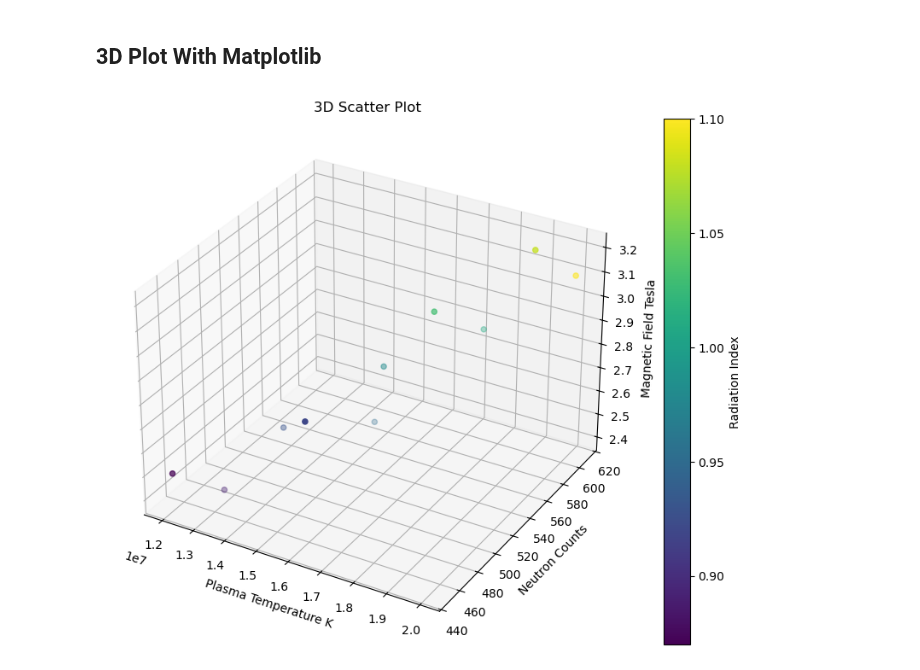
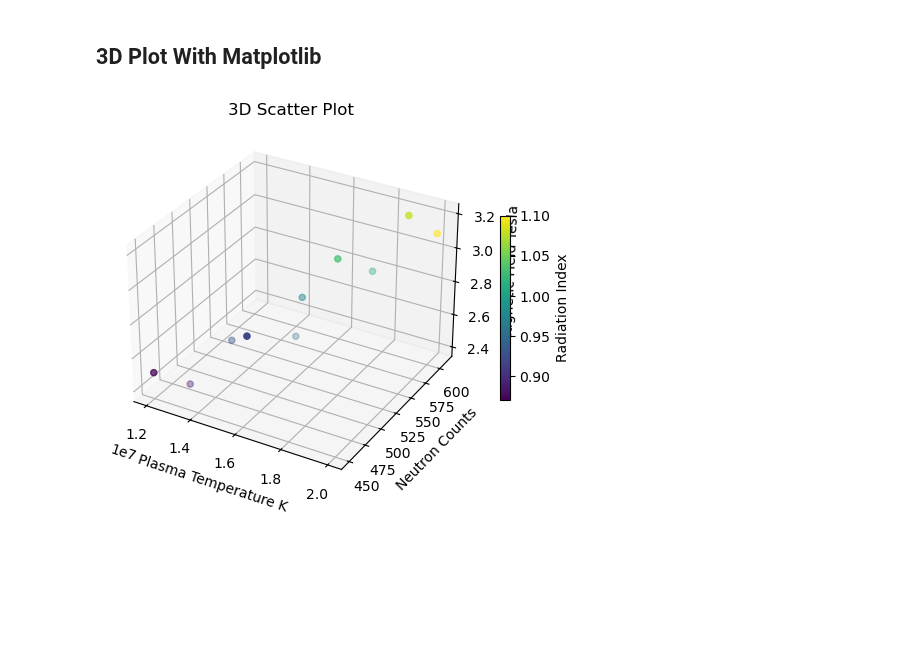
Before and after one commit to yadav-404/SICNAP_2025_yadav, a Jupyter notebook: assignments2.ipynb, the cells around one changed output. Saved outputs shown, nothing was run; the diff lists cells and outputs as text; code cells hidden in the pictures; blank space fills up the shorter version.

```diff
--- a/assignments2.ipynb
+++ b/assignments2.ipynb
@@ -589,17 +611,17 @@ try:
     print("File read successfully!")
 
     # Check for required columns
-    required_columns = df3.columns.tolist()# List of required columns]
+    required_columns = df2.columns.tolist()# List of required columns]
     for col in required_columns:
         if col not in df2.columns:
-            raise ValueError(f"Column "{col}" not found in the dataset!")
+            raise ValueError(f"Column '{col}' not found in the dataset!")
 
     print("All required columns exist.")
 
 except FileNotFoundError:
-    print(f"Error: The file "{filename}" was not found.")
+    print(f"Error: The file '{filename}' was not found.")
 except pd.errors.ParserError:
-    print(f"Error: There was a problem parsing "{filename}".")
+    print(f"Error: There was a problem parsing {filename}.")
 except ValueError as e:
     print(f"ValueError: {e}")
 # %% [output]
@@ -619,29 +641,31 @@ df2.columns.tolist()
 # %%
 from mpl_toolkits.mplot3d import Axes3D
 
 # Create figure
-fig = plt.figure(figsize=(10, 8))
-ax = fig.add_subplot(111, projection="3d")
+
+
+fig = plt.figure()
+ax = fig.add_subplot(111, projection='3d')
 
 # Use 3 columns for coordinates
 x = df3["Plasma_Temperature_K"]
 y = df3["Neutron_Counts"]
 z = df3["Magnetic_Field_Tesla"]
 
 # Use Attendance for color
 colors = df3["Radiation_Index"]
 
 scatter = ax.scatter(x, y, z, c=colors, cmap="viridis")
 
 ax.set_xlabel("Plasma Temperature K")
 ax.set_ylabel("Neutron Counts")
 ax.set_zlabel("Magnetic Field Tesla")
 plt.title("3D Scatter Plot")
 
 # Add color bar
-cbar = plt.colorbar(scatter)
+cbar = plt.colorbar(scatter,ax=ax, shrink=0.5)
 cbar.set_label("Radiation Index")
 
 plt.show()
 # %% [output]
-[figure, old version]
+[figure, new version]
```
Also changed, not shown: parts of 13 cells of this notebook, 1 other file.
